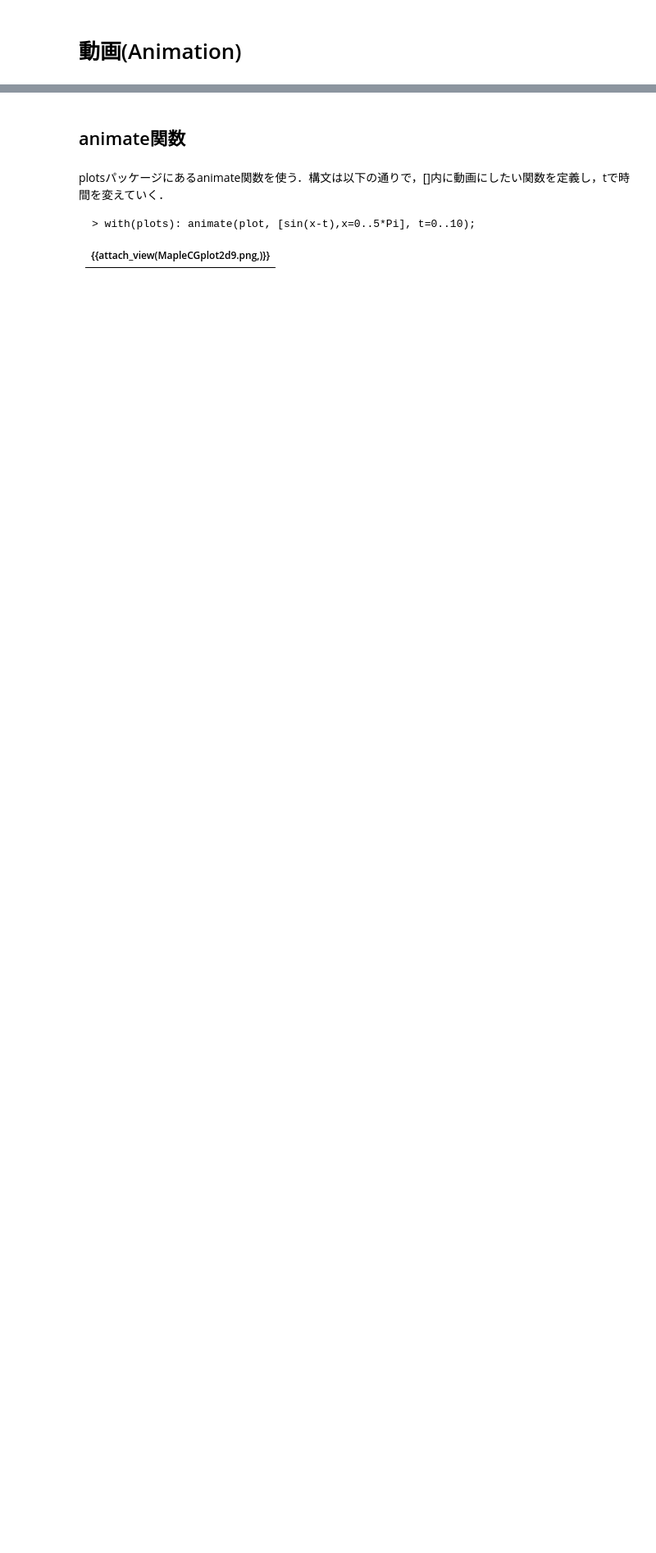
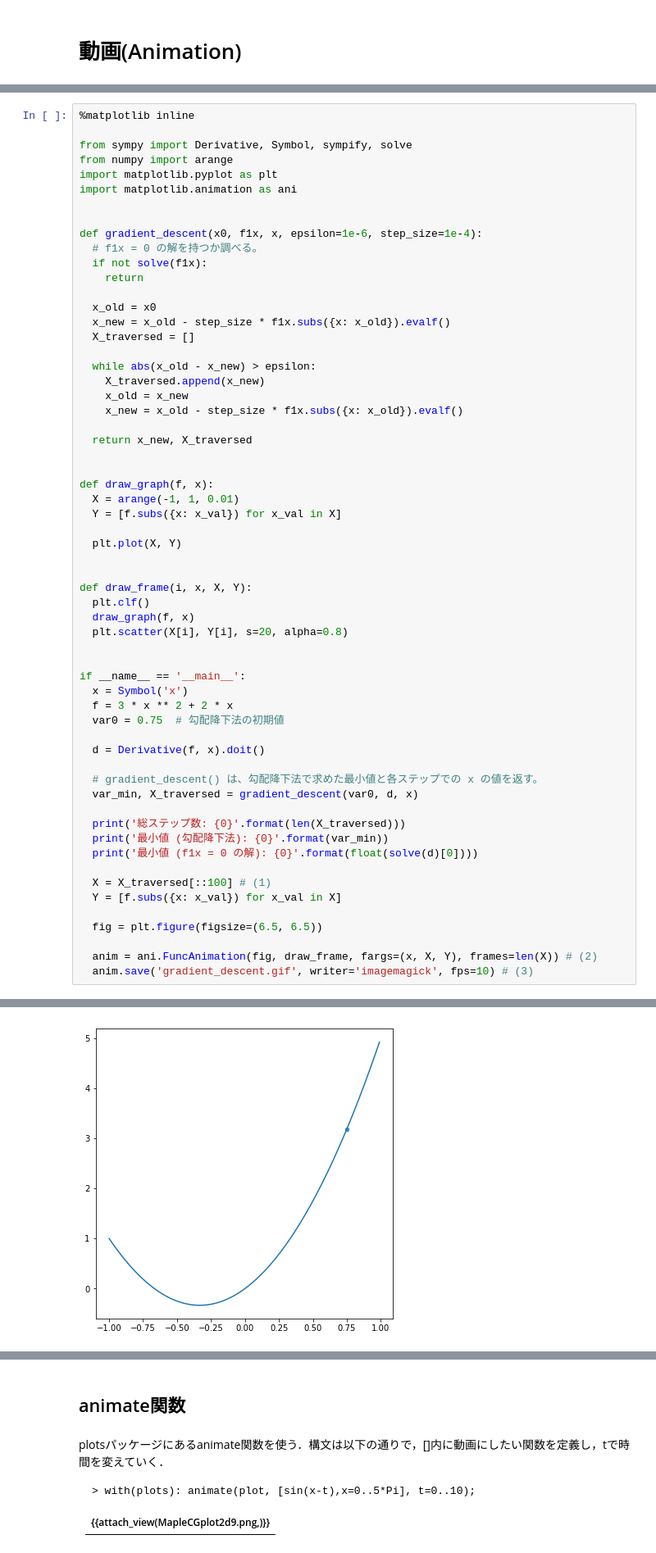
Before and after one commit to daddygongon/jupyter_num_calc, a Jupyter notebook: symbolic_math/cg.ipynb, the cells around one changed output, grey strips where cells are left out. Shown at 82% size. Saved outputs shown, nothing was run; the diff lists cells and outputs as text; blank space fills up the shorter version.

Commit message:
make CopyAppend and modified cg.ipynb

```diff
--- a/symbolic_math/cg.ipynb
+++ b/symbolic_math/cg.ipynb
@@ -225,0 +232,61 @@ PLOTよりもう少し上位で，グラフィックスの基本形状を生成
+# %%
+%matplotlib inline
+
+from sympy import Derivative, Symbol, sympify, solve
+from numpy import arange
+import matplotlib.pyplot as plt
+import matplotlib.animation as ani
+
+
+def gradient_descent(x0, f1x, x, epsilon=1e-6, step_size=1e-4):
+  # f1x = 0 の解を持つか調べる。
+  if not solve(f1x):
+    return
+
+  x_old = x0
+  x_new = x_old - step_size * f1x.subs({x: x_old}).evalf()
+  X_traversed = []
+
+  while abs(x_old - x_new) > epsilon:
+    X_traversed.append(x_new)
+    x_old = x_new
+    x_new = x_old - step_size * f1x.subs({x: x_old}).evalf()
+
+  return x_new, X_traversed
+
+
+def draw_graph(f, x):
+  X = arange(-1, 1, 0.01)
+  Y = [f.subs({x: x_val}) for x_val in X]
+
+  plt.plot(X, Y)
+
+
+def draw_frame(i, x, X, Y):
+  plt.clf()
+  draw_graph(f, x)
+  plt.scatter(X[i], Y[i], s=20, alpha=0.8)
+
+
+if __name__ == '__main__':
+  x = Symbol('x')
+  f = 3 * x ** 2 + 2 * x
+  var0 = 0.75  # 勾配降下法の初期値
+
+  d = Derivative(f, x).doit()
+
+  # gradient_descent() は、勾配降下法で求めた最小値と各ステップでの x の値を返す。
+  var_min, X_traversed = gradient_descent(var0, d, x)
+
+  print('総ステップ数: {0}'.format(len(X_traversed)))
+  print('最小値 (勾配降下法): {0}'.format(var_min))
+  print('最小値 (f1x = 0 の解): {0}'.format(float(solve(d)[0])))
+
+  X = X_traversed[::100] # (1)
+  Y = [f.subs({x: x_val}) for x_val in X]
+
+  fig = plt.figure(figsize=(6.5, 6.5))
+
+  anim = ani.FuncAnimation(fig, draw_frame, fargs=(x, X, Y), frames=len(X)) # (2)
+  anim.save('gradient_descent.gif', writer='imagemagick', fps=10) # (3)
+# %% [output]
@@ -225,0 +296 @@ PLOTよりもう少し上位で，グラフィックスの基本形状を生成
+[figure, added]
```
Also changed, not shown: parts of 15 cells of this notebook, 21 other files.
